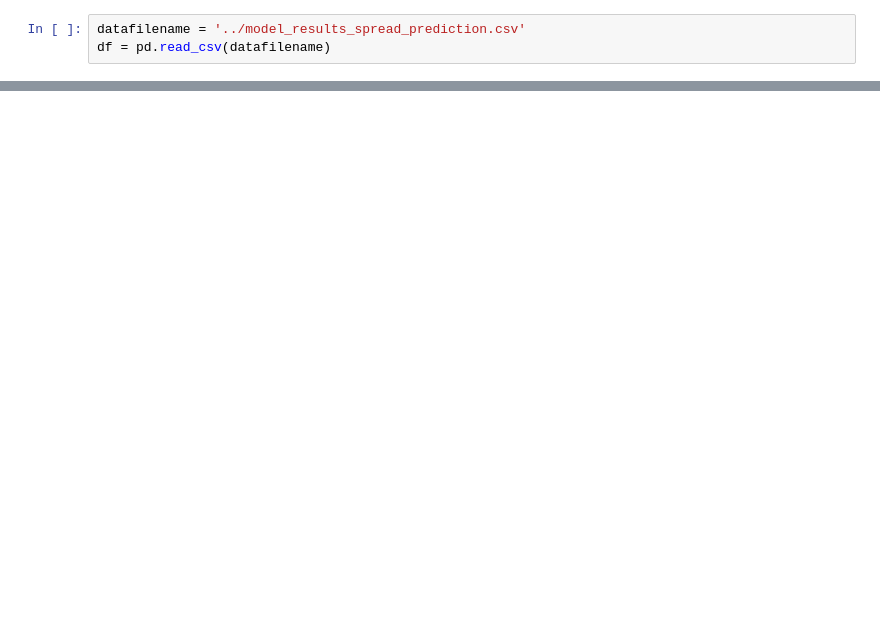
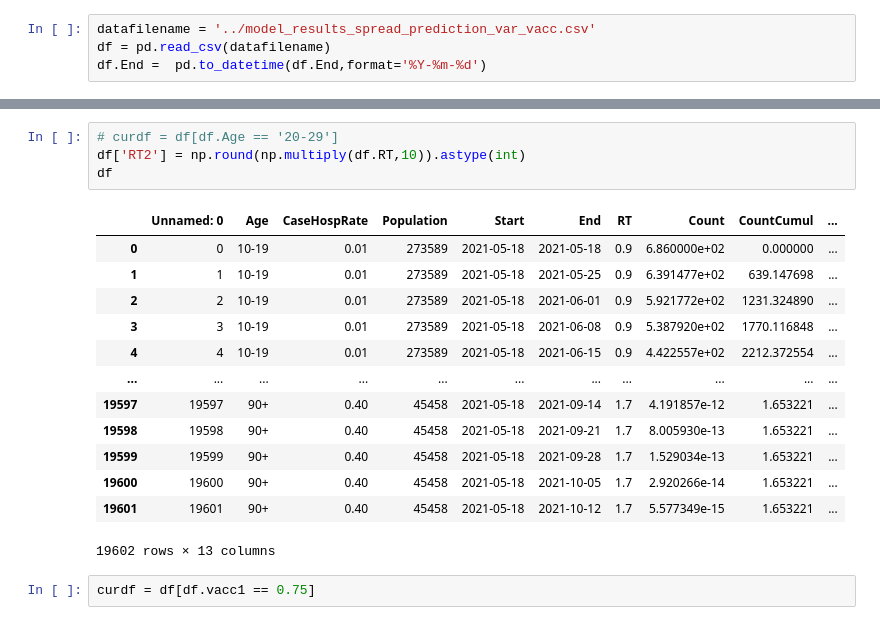
Before and after one commit to PandemiXcenter/PandemiX, a Jupyter notebook: DanskeData/bokeh/RT_fremskrivning_interaktiv.ipynb, the cells around one changed output, grey strips where cells are left out. Drawn from its saved outputs; the diff is of its cells as text; blank space fills up the shorter version.

```diff
--- a/DanskeData/bokeh/RT_fremskrivning_interaktiv.ipynb
+++ b/DanskeData/bokeh/RT_fremskrivning_interaktiv.ipynb
@@ -29,5 +29,6 @@ plt.rcParams.update(parameters)
 import matplotlib.colors as colors
 from matplotlib import cm # Colormaps
 # %%
-datafilename = '../model_results_spread_prediction.csv'
+datafilename = '../model_results_spread_prediction_var_vacc.csv'
 df = pd.read_csv(datafilename)
+df.End =  pd.to_datetime(df.End,format='%Y-%m-%d')
@@ -198,0 +35,20 @@ Canvas(toolbar=Toolbar(toolitems=[('Home', 'Reset original view', 'home', 'home'
+# %%
+# curdf = df[df.Age == '20-29']
+df['RT2'] = np.round(np.multiply(df.RT,10)).astype(int)
+df
+# %% [output]
+|  | Unnamed: 0 | Age | CaseHospRate | Population | Start | End | RT | Count | CountCumul | ... |
+| 0 | 0 | 10-19 | 0.01 | 273589 | 2021-05-18 | 2021-05-18 | 0.9 | 6.860000e+02 | 0.000000 | ... |
+| 1 | 1 | 10-19 | 0.01 | 273589 | 2021-05-18 | 2021-05-25 | 0.9 | 6.391477e+02 | 639.147698 | ... |
+| 2 | 2 | 10-19 | 0.01 | 273589 | 2021-05-18 | 2021-06-01 | 0.9 | 5.921772e+02 | 1231.324890 | ... |
+| 3 | 3 | 10-19 | 0.01 | 273589 | 2021-05-18 | 2021-06-08 | 0.9 | 5.387920e+02 | 1770.116848 | ... |
+| 4 | 4 | 10-19 | 0.01 | 273589 | 2021-05-18 | 2021-06-15 | 0.9 | 4.422557e+02 | 2212.372554 | ... |
+| ... | ... | ... | ... | ... | ... | ... | ... | ... | ... | ... |
+| 19597 | 19597 | 90+ | 0.40 | 45458 | 2021-05-18 | 2021-09-14 | 1.7 | 4.191857e-12 | 1.653221 | ... |
+| 19598 | 19598 | 90+ | 0.40 | 45458 | 2021-05-18 | 2021-09-21 | 1.7 | 8.005930e-13 | 1.653221 | ... |
+| 19599 | 19599 | 90+ | 0.40 | 45458 | 2021-05-18 | 2021-09-28 | 1.7 | 1.529034e-13 | 1.653221 | ... |
+| 19600 | 19600 | 90+ | 0.40 | 45458 | 2021-05-18 | 2021-10-05 | 1.7 | 2.920266e-14 | 1.653221 | ... |
+| 19601 | 19601 | 90+ | 0.40 | 45458 | 2021-05-18 | 2021-10-12 | 1.7 | 5.577349e-15 | 1.653221 | ... |
+19602 rows × 13 columns
+# %%
+curdf = df[df.vacc1 == 0.75]
```
Also changed, not shown: parts of 10 cells of this notebook, 2 other files.
